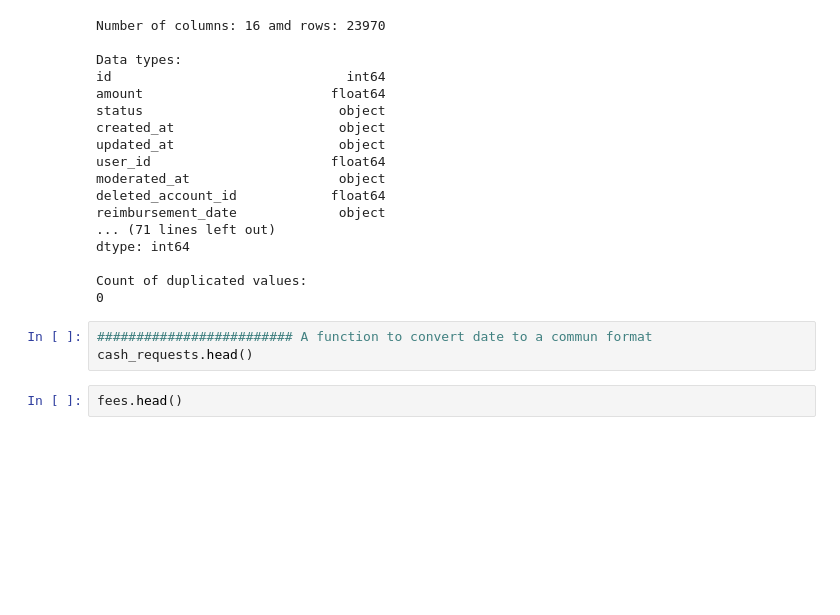
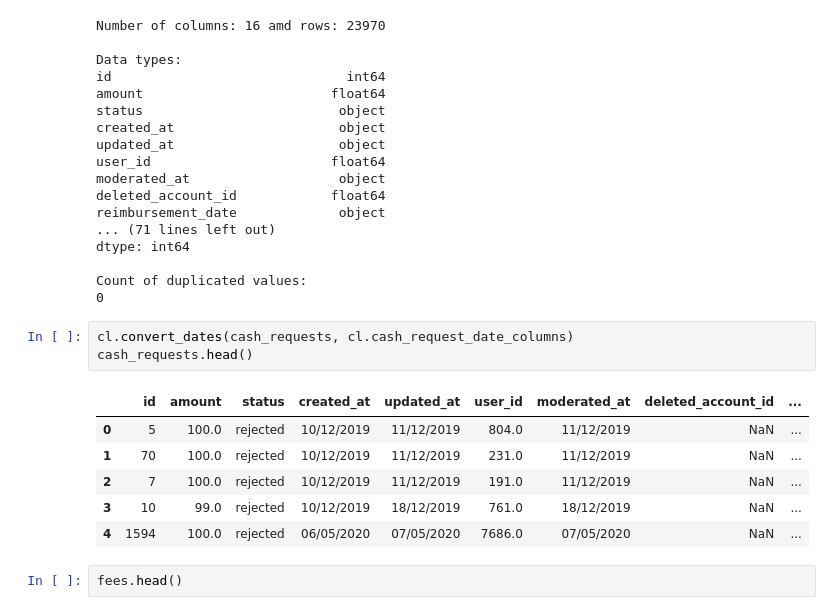
Before and after one commit to JayEm65/project-1-ironhack-payments-2-en, a Jupyter notebook: main.ipynb, the cells around one changed output. Saved outputs shown, nothing was run; the diff lists cells and outputs as text; blank space fills up the shorter version.

```diff
--- a/main.ipynb
+++ b/main.ipynb
@@ -45,9 +49,16 @@ dtype: int64
 
 Count of duplicated values:
 0
-# %%
-######################### A function to convert date to a commun format
-cash_requests.head()
+# %%
+cl.convert_dates(cash_requests, cl.cash_request_date_columns)
+cash_requests.head()
+# %% [output]
+|  | id | amount | status | created_at | updated_at | user_id | moderated_at | deleted_account_id | ... |
+| 0 | 5 | 100.0 | rejected | 10/12/2019 | 11/12/2019 | 804.0 | 11/12/2019 | NaN | ... |
+| 1 | 70 | 100.0 | rejected | 10/12/2019 | 11/12/2019 | 231.0 | 11/12/2019 | NaN | ... |
+| 2 | 7 | 100.0 | rejected | 10/12/2019 | 11/12/2019 | 191.0 | 11/12/2019 | NaN | ... |
+| 3 | 10 | 99.0 | rejected | 10/12/2019 | 18/12/2019 | 761.0 | 18/12/2019 | NaN | ... |
+| 4 | 1594 | 100.0 | rejected | 06/05/2020 | 07/05/2020 | 7686.0 | 07/05/2020 | NaN | ... |
 # %%
 fees.head()
 # %% [output]
```
Also changed, not shown: parts of 12 cells of this notebook, 2 other files.
